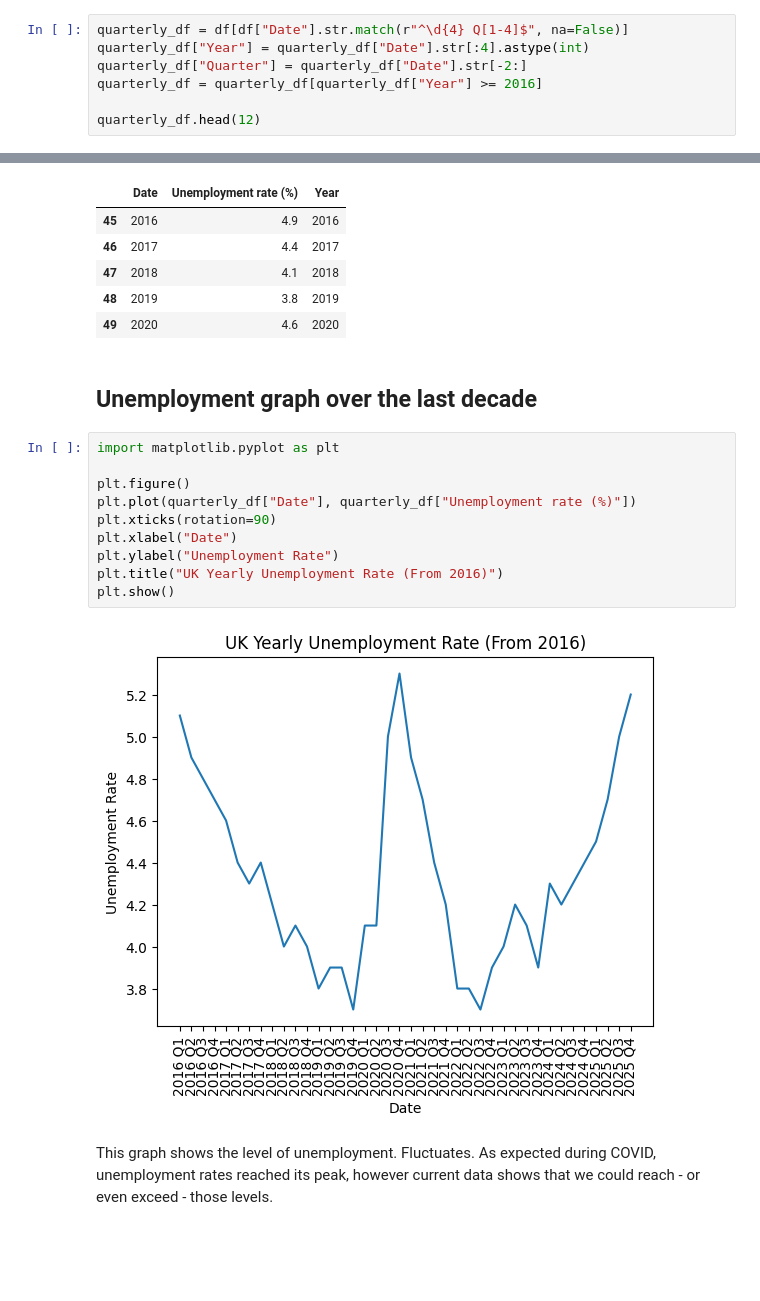
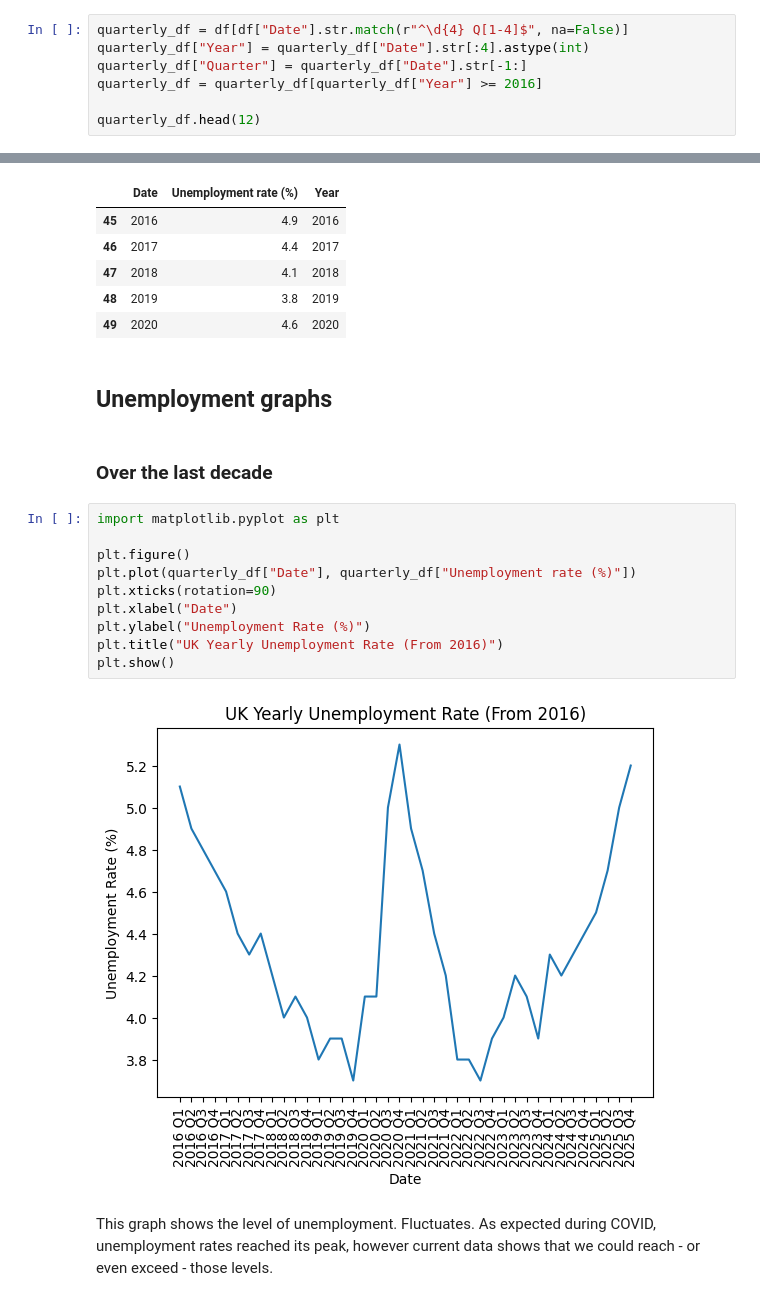
Before and after one commit to neer-shah/UK-unemployment-2026, a Jupyter notebook: main.ipynb, the cells around one changed output, grey strips where cells are left out. Saved outputs shown, nothing was run; the diff lists cells and outputs as text; blank space fills up the shorter version.

```diff
--- a/main.ipynb
+++ b/main.ipynb
@@ -51,7 +84,7 @@ df
 # %%
 quarterly_df = df[df["Date"].str.match(r"^\d{4} Q[1-4]$", na=False)]
 quarterly_df["Year"] = quarterly_df["Date"].str[:4].astype(int)
-quarterly_df["Quarter"] = quarterly_df["Date"].str[-2:]
+quarterly_df["Quarter"] = quarterly_df["Date"].str[-1:]
 quarterly_df = quarterly_df[quarterly_df["Year"] >= 2016]
 
 quarterly_df.head(12)
@@ -130,18 +163,20 @@ yearly_df.head()
 | 48 | 2019 | 3.8 | 2019 |
 | 49 | 2020 | 4.6 | 2020 |
 # %% [markdown]
-## Unemployment graph over the last decade
+## Unemployment graphs
+# %% [markdown]
+### Over the last decade
 # %%
 import matplotlib.pyplot as plt
 
 plt.figure()
 plt.plot(quarterly_df["Date"], quarterly_df["Unemployment rate (%)"])
 plt.xticks(rotation=90)
 plt.xlabel("Date")
-plt.ylabel("Unemployment Rate")
+plt.ylabel("Unemployment Rate (%)")
 plt.title("UK Yearly Unemployment Rate (From 2016)")
 plt.show()
 # %% [output]
-[figure, old version]
+[figure, new version]
 # %% [markdown]
 This graph shows the level of unemployment. Fluctuates. As expected during COVID, unemployment rates reached its peak, however current data shows that we could reach - or even exceed - those levels.
```
Also changed, not shown: parts of 8 cells of this notebook.
